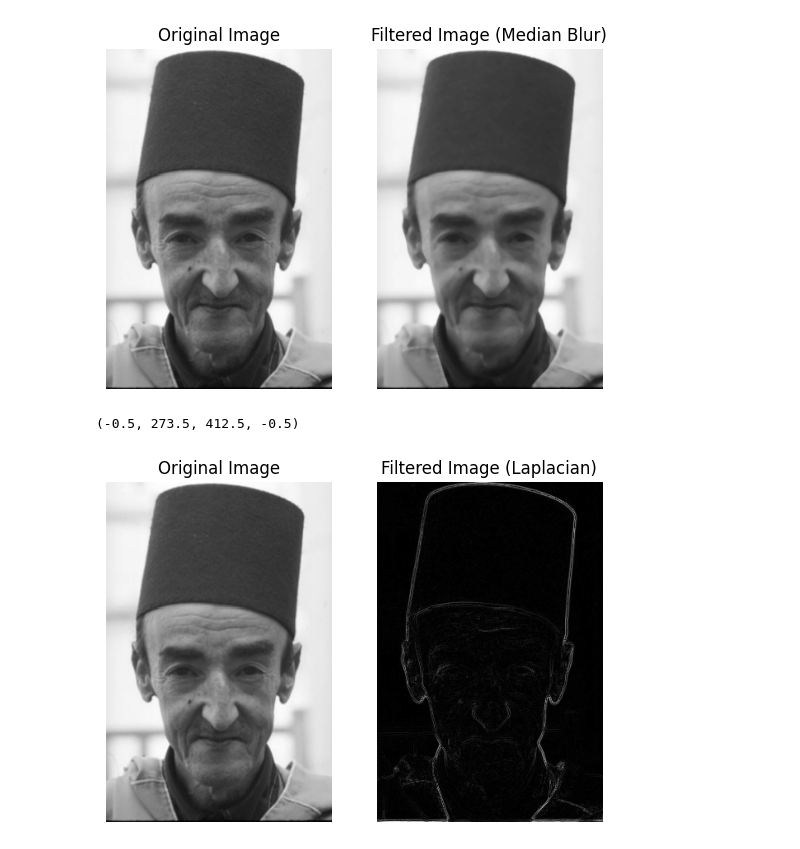
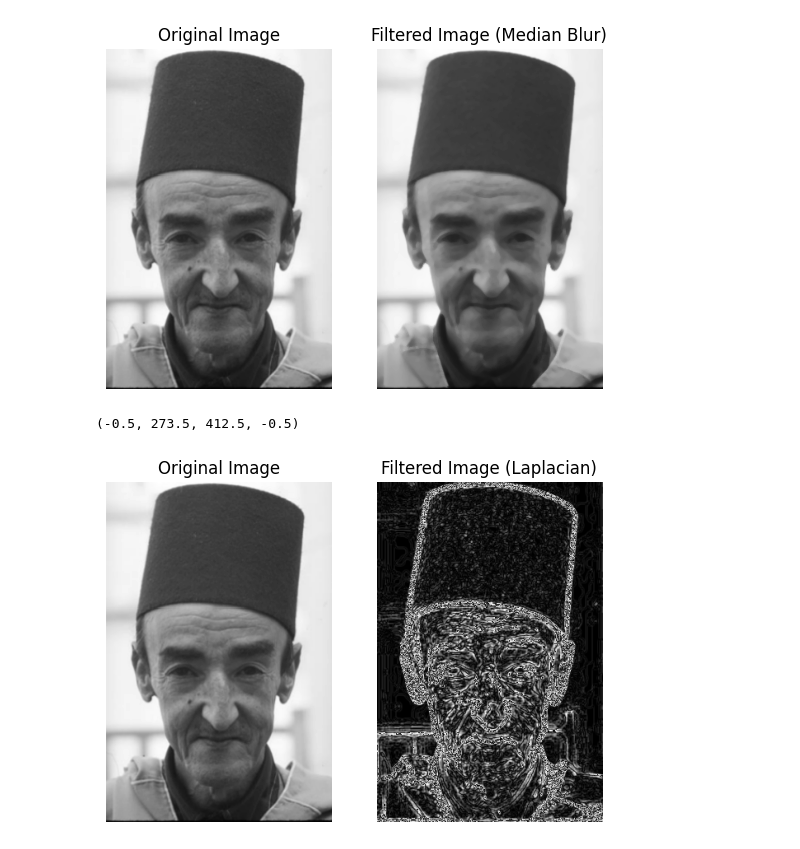
Before and after one commit to shadyalattarr/Computer-Vision-Assignment-1, a Jupyter notebook: Untitled-1.ipynb, the cells around one changed output. Cells and saved outputs as stored; diff of their text form; code cells hidden in the pictures.

```diff
--- a/Untitled-1.ipynb
+++ b/Untitled-1.ipynb
@@ -203,22 +205,22 @@ plt.show()
 [figure]
 # %%
 # laplacian
-laplacian_img = cv2.Laplacian(median_img , cv2.CV_64F)  # cv2.CV_64F is a signed float64
+laplacian_img = cv2.Laplacian(median_img , cv2.CV_64F,ksize = 5)  # cv2.CV_64F is a signed float64
 
 laplacian_img = np.uint8(np.absolute(laplacian_img)) # convert to unsigned int to display it correctly
 # since cv2.imshow() expects uint8 images
 
 # plt.figure(figsize=(10, 5))
 # original gray image
 plt.subplot(1, 2, 1)
 plt.imshow(gray_img, cmap='gray')
 plt.title("Original Image")
 plt.axis('off')
 #image after laplacian filter
 plt.subplot(1, 2, 2)
 plt.imshow(laplacian_img, cmap='gray')
 plt.title("Filtered Image (Laplacian)")
 plt.axis('off')
 # %% [output]
 (-0.5, 273.5, 412.5, -0.5)
-[figure, old version]
+[figure, new version]
```
Also changed, not shown: parts of 9 cells of this notebook, 2 other files.
